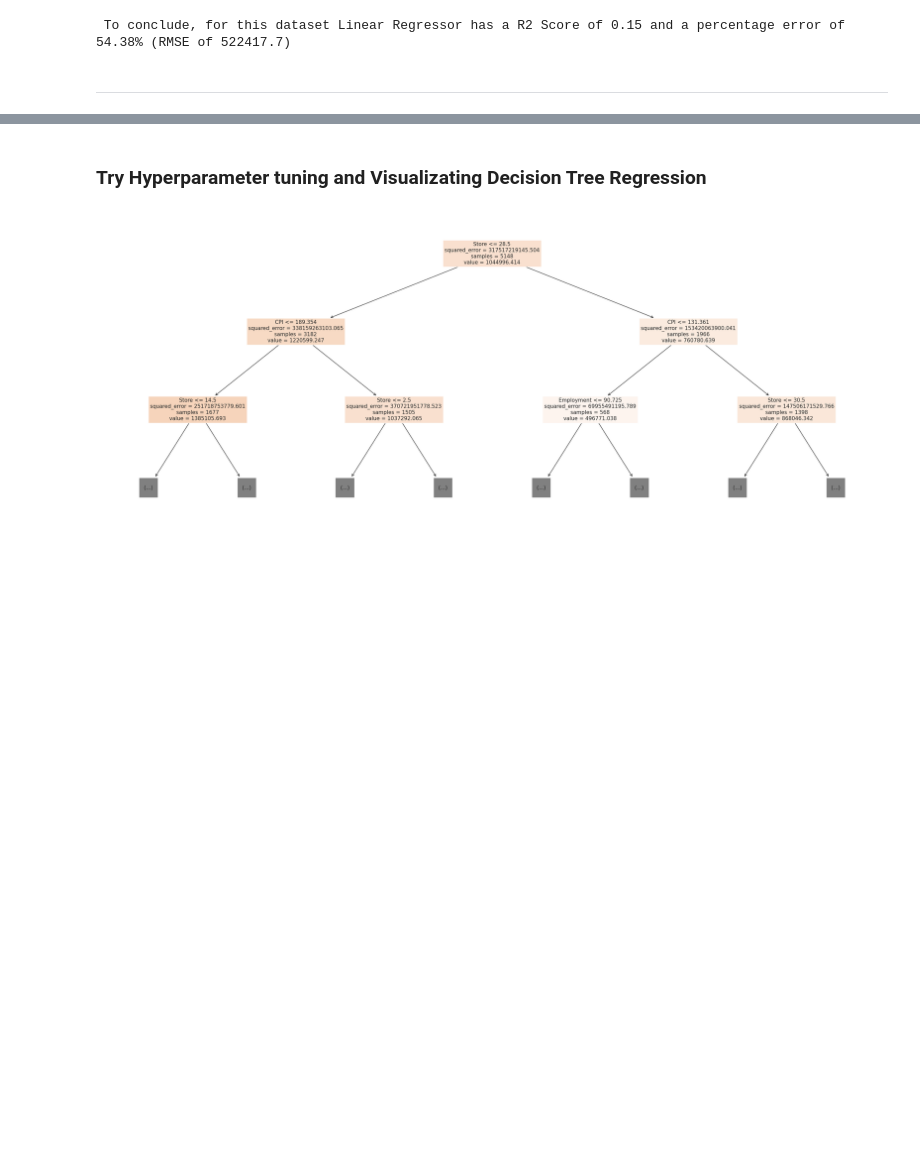
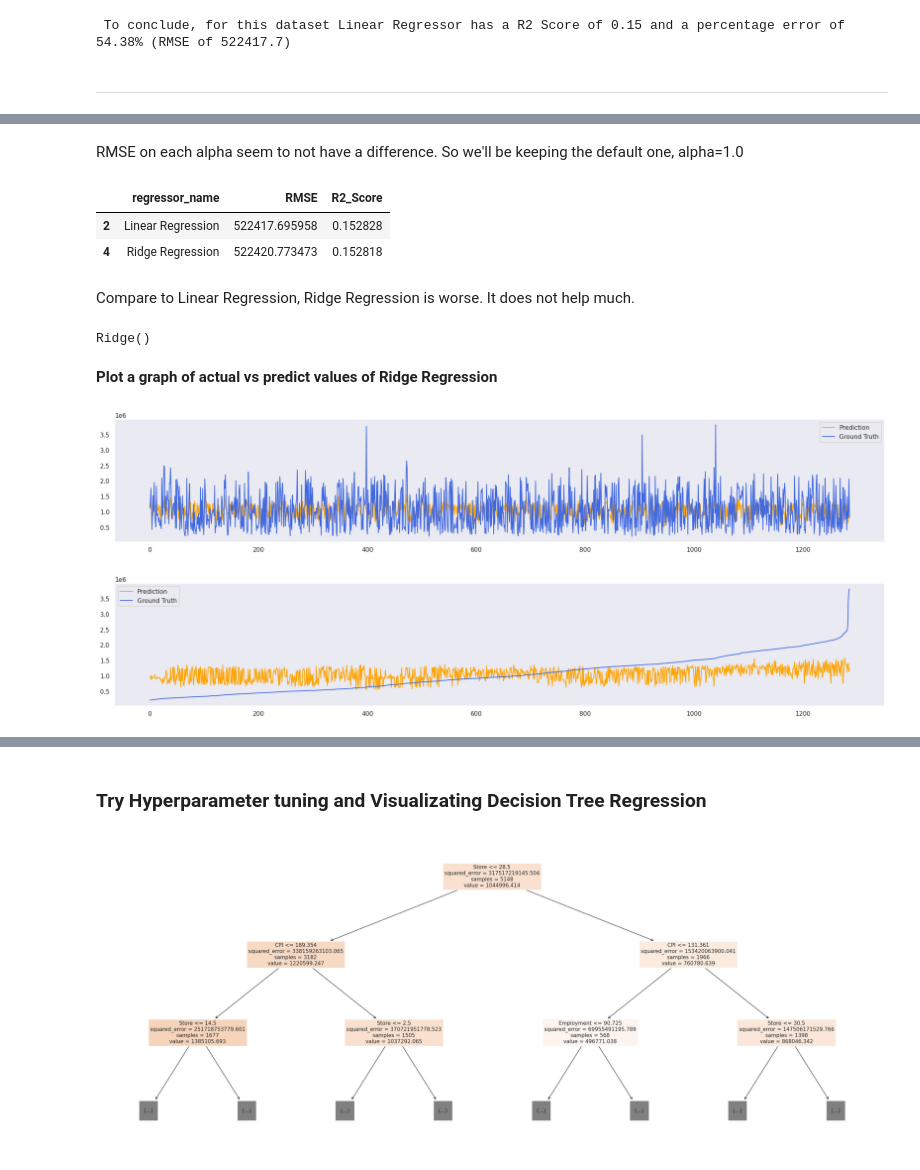
Before and after one commit to SatNichapon/DSI205_project, a Jupyter notebook: DSI205project.ipynb, the cells around one changed output, grey strips where cells are left out. Drawn from its saved outputs; the diff is of its cells as text; code cells hidden in the pictures; blank space fills up the shorter version.

```diff
--- a/DSI205project.ipynb
+++ b/DSI205project.ipynb
@@ -617,0 +620,3 @@ print(f'\033[1m To conclude, for this dataset Linear Regressor has a R2 Score of
+# %%
+ridge_regressor = Ridge()
+ridge_regressor
@@ -617,0 +625,11 @@ print(f'\033[1m To conclude, for this dataset Linear Regressor has a R2 Score of
+# %%
+alpha_values = [0.001, 0.01, 0.1, 1, 10, 100]
+score = []
+for alpha in alpha_values:
+  ridge_regressor = Ridge(alpha=alpha)
+  ridge_regressor.fit(X_train, y_train)
+  y_pred = ridge_regressor.predict(X_test)
+  score.append(np.sqrt(mean_squared_error(y_test, y_pred)))
+
+results_df = pd.DataFrame({'alpha':alpha_values, 'RMSE':score})
+results_df
@@ -617,0 +644,22 @@ print(f'\033[1m To conclude, for this dataset Linear Regressor has a R2 Score of
+# %% [markdown]
+RMSE on each alpha seem to not have a difference. So we'll be keeping the default one, alpha=1.0
+# %%
+first_result.loc[(first_result['regressor_name'] == 'Linear Regression') | (first_result['regressor_name'] == 'Ridge Regression')]
+# %% [output]
+|  | regressor_name | RMSE | R2_Score |
+| 2 | Linear Regression | 522417.695958 | 0.152828 |
+| 4 | Ridge Regression | 522420.773473 | 0.152818 |
+# %% [markdown]
+Compare to Linear Regression, Ridge Regression is worse. It does not help much.
+# %%
+ridge_regressor = Ridge(alpha=1.0)
+ridge_regressor.fit(X_train, y_train)
+# %% [output]
+Ridge()
+# %% [markdown]
+**Plot a graph of actual vs predict values of Ridge Regression**
+# %%
+plot_ypred_vs_ytest(ridge_regressor)
+# %% [output]
+[figure, added]
+[figure, added]
```
Also changed, not shown: parts of 25 cells of this notebook.
